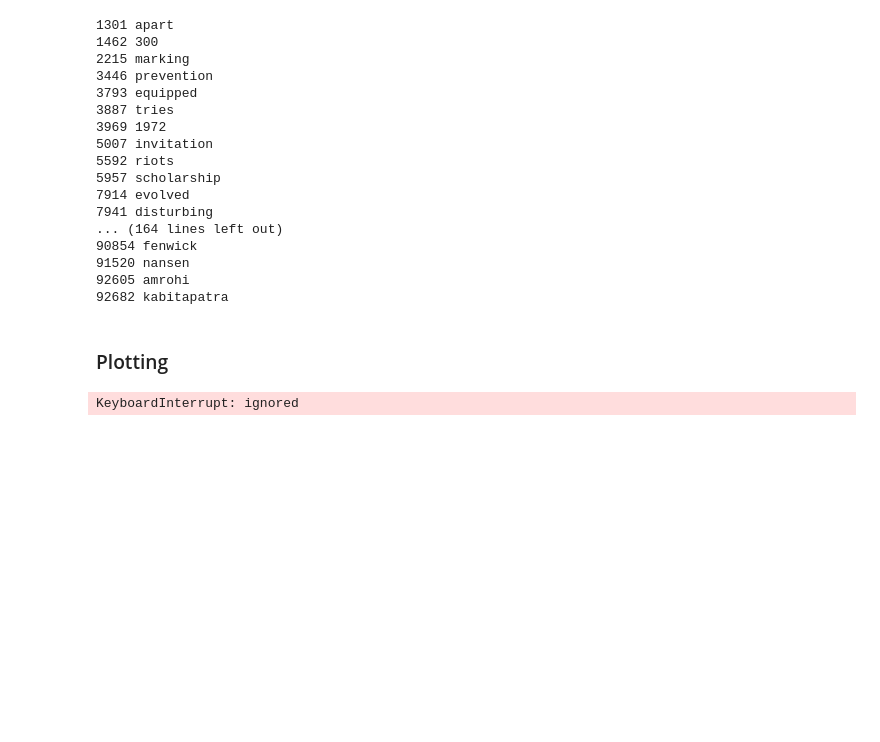
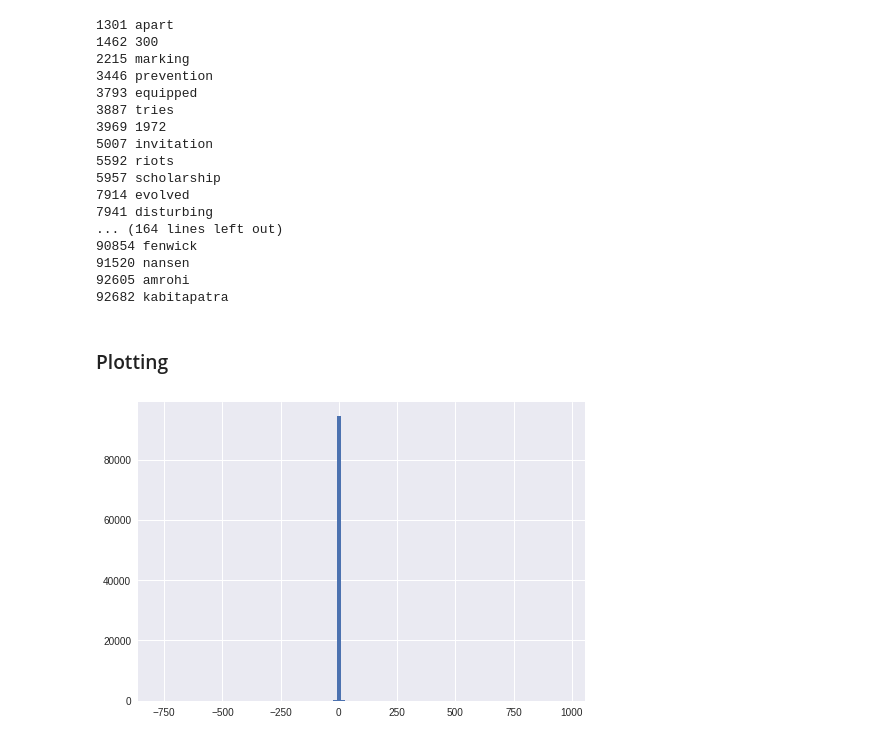
Before and after one commit to Masum06/gender_newspaper, a Jupyter notebook: word2vec_similarity_statistics.ipynb, the cells around one changed output. Saved outputs shown, nothing was run; the diff lists cells and outputs as text; code cells hidden in the pictures; blank space fills up the shorter version.

Commit message:
Plot added, but doesn't provide any meaningful insight.

```diff
--- a/word2vec_similarity_statistics.ipynb
+++ b/word2vec_similarity_statistics.ipynb
@@ -229,14 +237,3 @@ for i in deviated_index:
 92682 kabitapatra
 # %% [markdown]
 ### Plotting
-# %%
-# PLOTTING HISTOGRAM
-import matplotlib.pyplot as plt
-#a = np.hstack((change_matrix.normal(size=1000), change_matrix.normal(loc=5, scale=2, size=1000)))
-_ = plt.hist(change_matrix)
-_ = plt.xlabel('ratio of 2 vector\'s total difference')
-_ = plt.ylabel('number of vectors with this ratio')
-plt.title("Histogram of change matrix")
-plt.show()
-# %% [output]
-KeyboardInterrupt: ignored
@@ -253,0 +240,7 @@ plt.show()
+# %%
+import matplotlib.pyplot as plt
+#B = np.random.rand(1000)*100-50
+_ = plt.hist(change_matrix, bins=100)
+plt.show()
+# %% [output]
+[figure, added]
```
Also changed, not shown: parts of 7 cells of this notebook.
